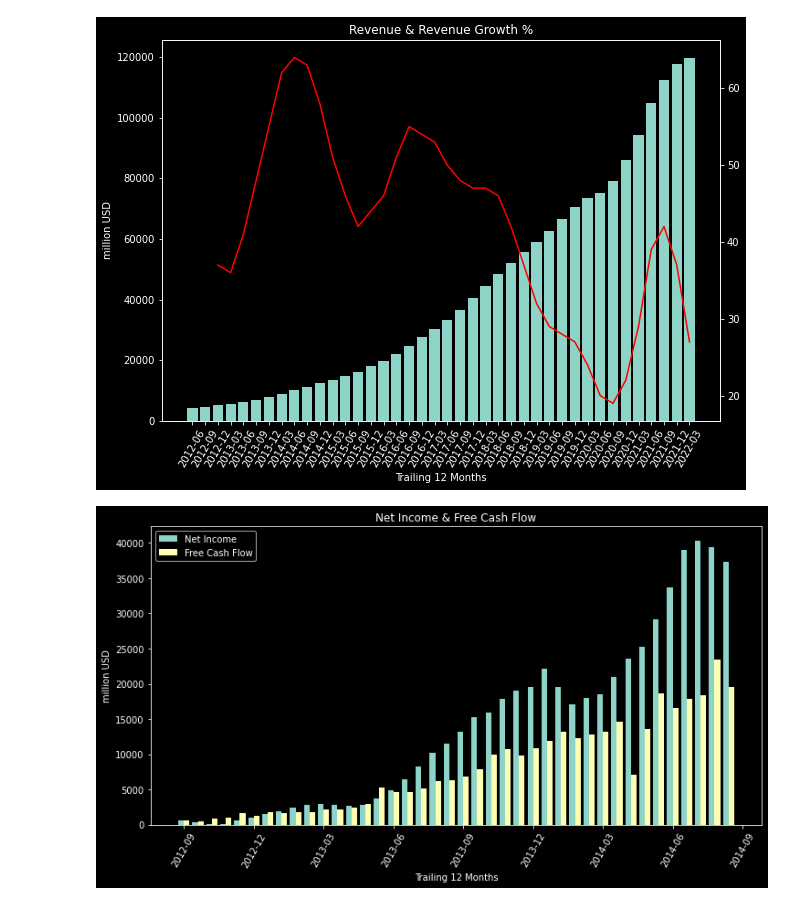
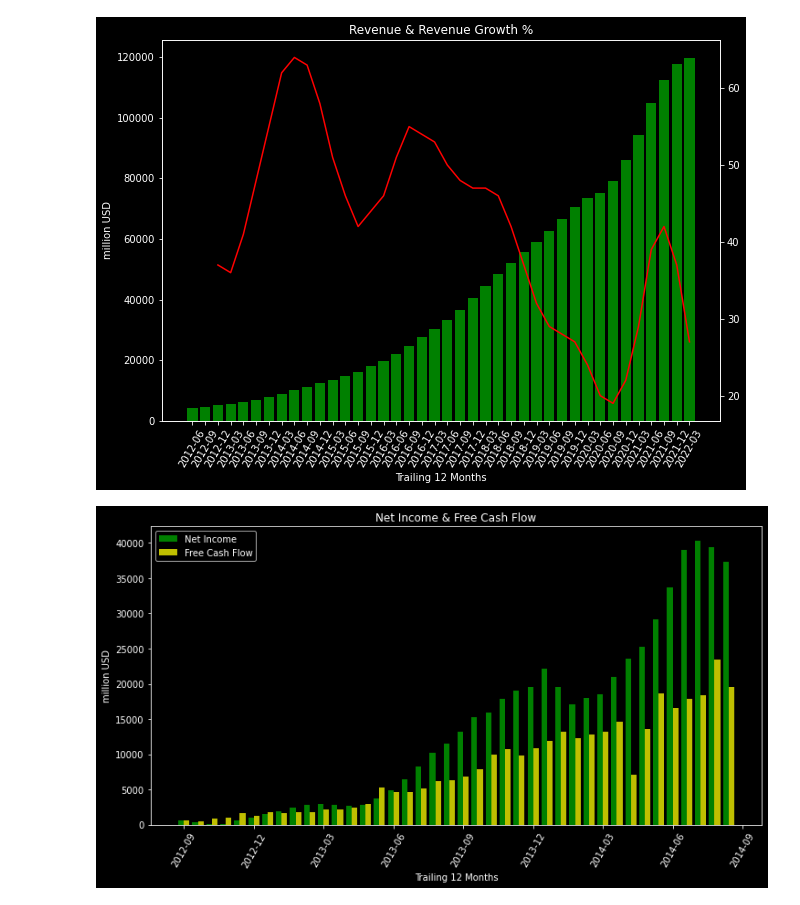
Before and after one commit to hunyadi95/Python-Visualization-of-stocks-fundamentals, a Jupyter notebook: main.ipynb, the cells around one changed output. Cells and saved outputs as stored; diff of their text form; code cells hidden in the pictures.

```diff
--- a/main.ipynb
+++ b/main.ipynb
@@ -14,15 +14,15 @@ cash_flow = pd.read_csv('/home/hun95/p/viz_p/data/Cash Flow Statement.csv',heade
 valuation_ratios=pd.read_csv('/home/hun95/p/viz_p/data/Valuation Ratios.csv',header= 1,index_col=0, na_values=['NaN','NM']).round(decimals=2)
 # %%
 fig, ax = plt.subplots(figsize=(10,7))
-ax.bar(income_statement.columns,income_statement.loc['Revenue'].values,)
+ax.bar(income_statement.columns,income_statement.loc['Revenue'].values,color='green')
 ax.set(title="Revenue & Revenue Growth %",xlabel='Trailing 12 Months',ylabel='million USD')
 ax.set_xticklabels(labels=income_statement.columns.str.slice(0,7), rotation=60)
 ax2=ax.twinx()
 ax2.plot(income_statement.loc['Revenue Growth (YoY)'].values*100,color='r')
 plt.show()
 # fig.savefig('Revenue.png')
 # %% [output]
-[figure, old version]
+[figure, new version]
 # %%
 free_cash_flow= cash_flow.loc['Cash from Operations'] - cash_flow.loc['Capital Expenditures']
 
@@ -30,14 +30,14 @@ n = np.arange(len(income_statement.columns))
 width=0.4
 
 fig, ax = plt.subplots(figsize=(12,6))
-ax.bar(n-width/2,income_statement.loc['Net Income to Company'].values, width, label= 'Net Income')
-ax.bar(n+width/2, free_cash_flow.values, width,label='Free Cash Flow' )
+ax.bar(n-width/2,income_statement.loc['Net Income to Company'].values, width, label= 'Net Income',color='g')
+ax.bar(n+width/2, free_cash_flow.values, width,label='Free Cash Flow',color='y')
 ax.set(title="Net Income & Free Cash Flow",xlabel='Trailing 12 Months',ylabel='million USD')
 ax.set_xticklabels(income_statement.columns.str.slice(0,7),rotation=60)
 plt.legend()
 plt.show()
 # %% [output]
-[figure, old version]
+[figure, new version]
 # %%
 non_current_assets = balance_sheet.loc['Total Assets'].values - balance_sheet.loc['Total Current Assets'].values
 non_current_liabilities= balance_sheet.loc['Total Liabilities'].values - balance_sheet.loc['Total Current Liabilities'].values
```
Also changed, not shown: parts of 2 cells of this notebook.
